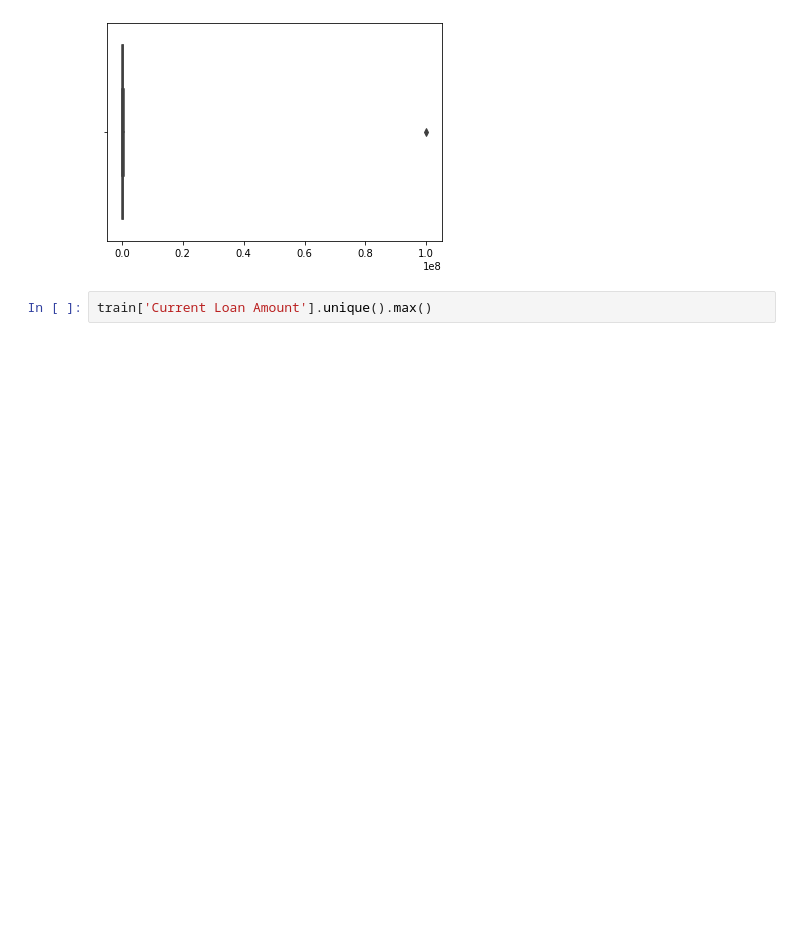
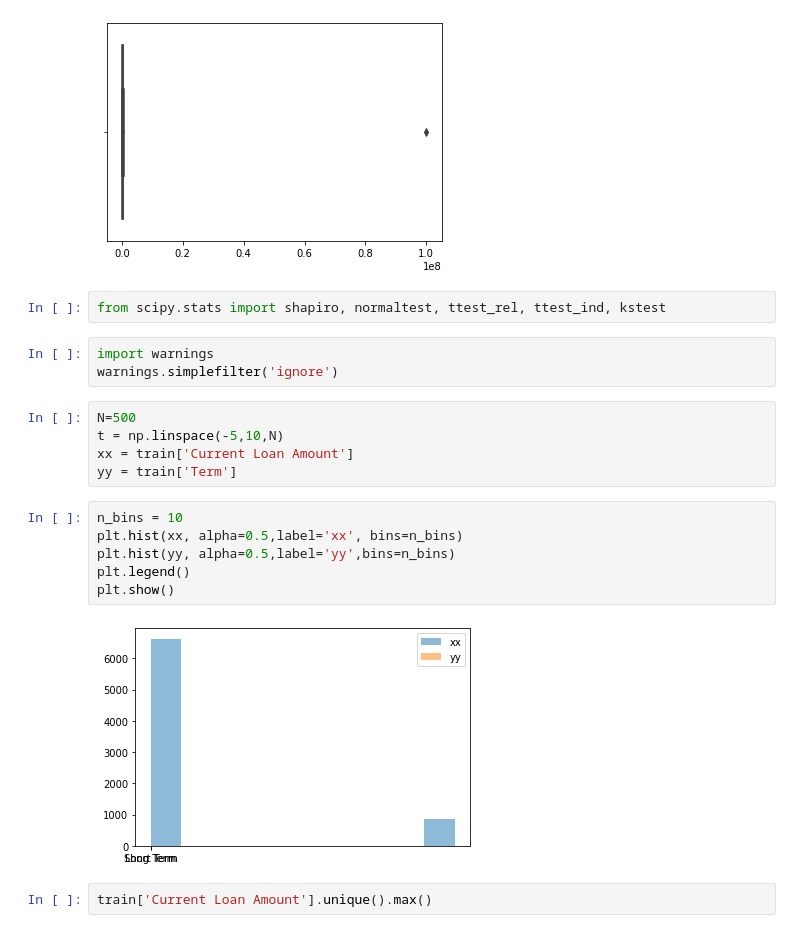
Before and after one commit to Arhio/GB-Python-Lib-Stage-2, a Jupyter notebook: Course_project/KuznetsovVV_solution.ipynb, the cells around one changed output. Saved outputs shown, nothing was run; the diff lists cells and outputs as text; blank space fills up the shorter version.

```diff
--- a/Course_project/KuznetsovVV_solution.ipynb
+++ b/Course_project/KuznetsovVV_solution.ipynb
@@ -196,6 +196,24 @@ sns.boxplot(train['Current Loan Amount'].unique()) #Выброс
 # %% [output]
 <AxesSubplot:>
 [figure]
+# %%
+from scipy.stats import shapiro, normaltest, ttest_rel, ttest_ind, kstest
+# %%
+import warnings
+warnings.simplefilter('ignore')
+# %%
+N=500
+t = np.linspace(-5,10,N)
+xx = train['Current Loan Amount']
+yy = train['Term']
+# %%
+n_bins = 10
+plt.hist(xx, alpha=0.5,label='xx', bins=n_bins)
+plt.hist(yy, alpha=0.5,label='yy',bins=n_bins)
+plt.legend()
+plt.show()
+# %% [output]
+[figure, added]
 # %%
 train['Current Loan Amount'].unique().max()
 # %% [output]
```
Also changed, not shown: parts of 4 cells of this notebook.
